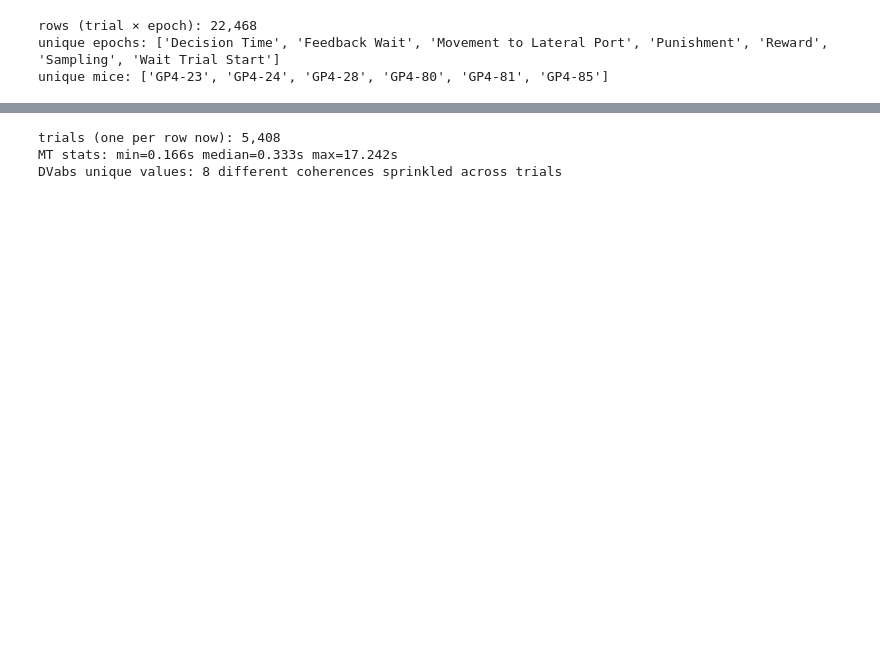
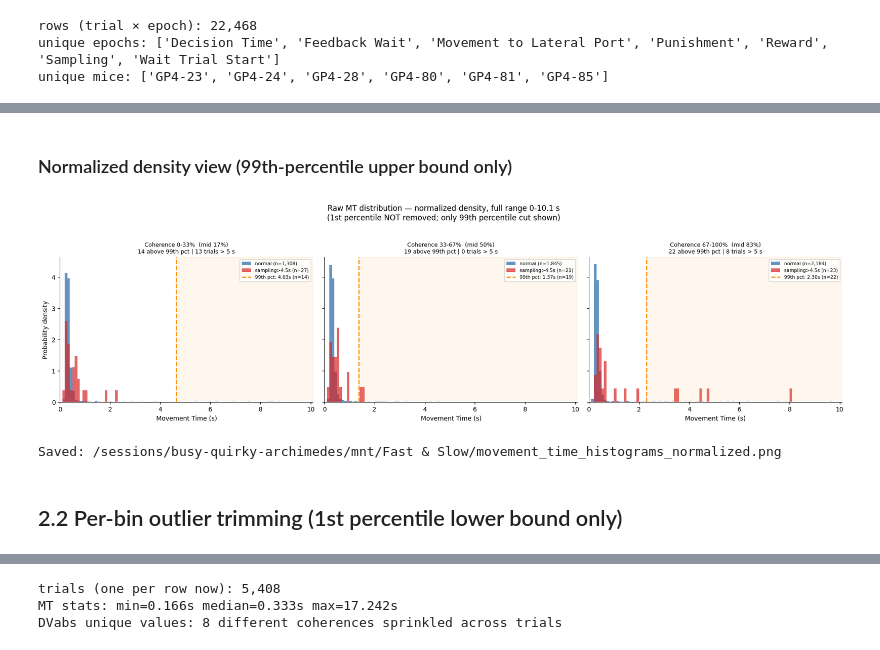
Before and after one commit to farrahabulkhair/fast_slow_changeofmind, a Jupyter notebook: movement_time_vs_coherence.ipynb, the cells around one changed output, grey strips where cells are left out. Saved outputs shown, nothing was run; the diff lists cells and outputs as text; code cells hidden in the pictures; blank space fills up the shorter version.

```diff
--- a/movement_time_vs_coherence.ipynb
+++ b/movement_time_vs_coherence.ipynb
@@ -79,0 +395,39 @@ Going forward we want one row per trial, with `MT` and `DVabs` columns. Easier t
+# %% [markdown]
+### Normalized density view (99th-percentile upper bound only)
+# %%
+# MODIFIED: normalized density histogram, no 1st-pct cut, 99th pct only
+fig1n, axes1n = plt.subplots(1, 3, figsize=(18, 4.8), sharey=True)
+for b, ax in enumerate(axes1n):
+    sub = mv_check[mv_check.Bin == b]
+    ok  = sub[~sub.stalled].MT.values
+    bad = sub[ sub.stalled].MT.values
+    ax.hist(ok, bins=HIST_BINS_EXT, color=PAL.normal, alpha=0.85, density=True,
+            label=f"normal (n={len(ok):,})")
+    if len(bad):
+        ax.hist(bad, bins=HIST_BINS_EXT, color=PAL.excluded, alpha=0.70, density=True,
+                label=f"sampling>{STALL_THRESH}s (n={len(bad):,})")
+    hi99 = cutoffs_pct.loc[b, "hi"]
+    n_hi = (ok > hi99).sum()
+    ax.axvline(hi99, color="darkorange", linestyle="--", linewidth=1.8,
+               label=f"99th pct: {hi99:.2f}s (n={n_hi})")
+    ax.axvspan(hi99, 10.1, color="darkorange", alpha=0.07)
+    n_beyond5 = (ok > 5.0).sum()
+    ax.set_title(f"Coherence {BIN_LABELS[b]}  (mid {BIN_MIDS_PCT[b]:.0f}%)\n"
+                 f"{n_hi} above 99th pct | {n_beyond5} trials > 5 s", fontsize=9)
+    ax.set_xlabel("Movement Time (s)"); ax.set_xlim(0, 10.1)
+    if b == 0: ax.set_ylabel("Probability density")
+    ax.spines["top"].set_visible(False); ax.spines["right"].set_visible(False)
+    ax.legend(fontsize=7.5, loc="upper right")
+fig1n.suptitle("Raw MT distribution — normalized density, full range 0-10.1 s\n"
+               "(1st percentile NOT removed; only 99th percentile cut shown)",
+               fontsize=12, y=1.03)
+fig1n.tight_layout()
+HIST_NORM_OUT = HERE / "movement_time_histograms_normalized.png"
+fig1n.savefig(HIST_NORM_OUT, dpi=150, bbox_inches="tight")
+plt.show()
+print(f"Saved: {HIST_NORM_OUT}")
+# %% [output]
+[figure, added]
+Saved: /sessions/busy-quirky-archimedes/mnt/Fast & Slow/movement_time_histograms_normalized.png
+# %% [markdown]
+## 2.2 Per-bin outlier trimming (1st percentile lower bound only)
```
Also changed, not shown: parts of 152 cells of this notebook, 24 other files.
